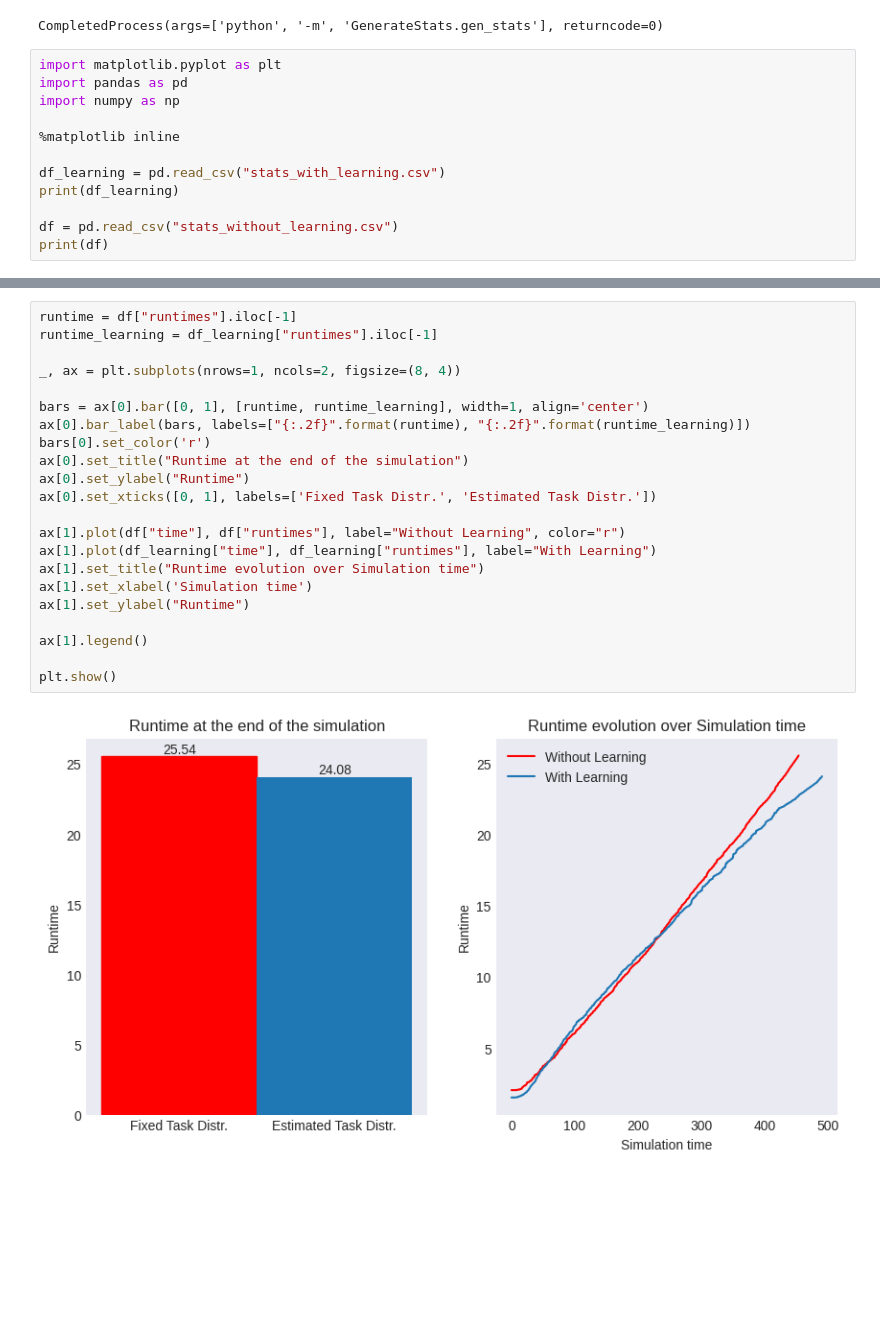
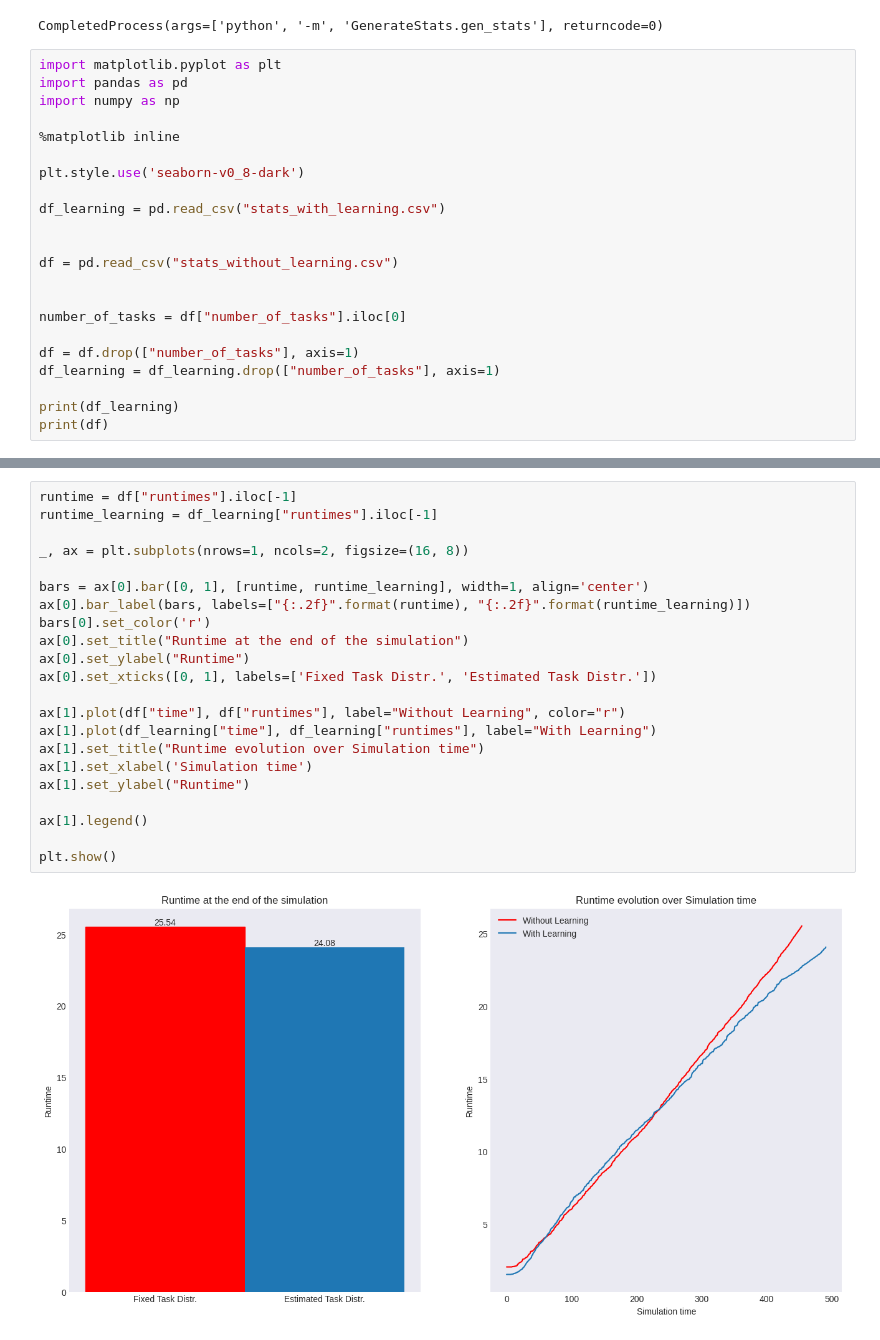
Before and after one commit to pullipulli/estimation_MAPD-P, a Jupyter notebook: Utils/show_stats.ipynb, the cells around one changed output, grey strips where cells are left out. Cells and saved outputs as stored; diff of their text form; blank space fills up the shorter version.

```diff
--- a/Utils/show_stats.ipynb
+++ b/Utils/show_stats.ipynb
@@ -15,9 +15,19 @@ import numpy as np
 
 %matplotlib inline
 
+plt.style.use('seaborn-v0_8-dark')
+
 df_learning = pd.read_csv("stats_with_learning.csv")
-print(df_learning)
+
 
 df = pd.read_csv("stats_without_learning.csv")
+
+
+number_of_tasks = df["number_of_tasks"].iloc[0]
+
+df = df.drop(["number_of_tasks"], axis=1)
+df_learning = df_learning.drop(["number_of_tasks"], axis=1)
+
+print(df_learning)
 print(df)
 # %% [output]
@@ -106,25 +137,25 @@ plt.show()
 # %%
 runtime = df["runtimes"].iloc[-1]
 runtime_learning = df_learning["runtimes"].iloc[-1]
 
-_, ax = plt.subplots(nrows=1, ncols=2, figsize=(8, 4))
+_, ax = plt.subplots(nrows=1, ncols=2, figsize=(16, 8))
 
 bars = ax[0].bar([0, 1], [runtime, runtime_learning], width=1, align='center')
 ax[0].bar_label(bars, labels=["{:.2f}".format(runtime), "{:.2f}".format(runtime_learning)])
 bars[0].set_color('r')
 ax[0].set_title("Runtime at the end of the simulation")
 ax[0].set_ylabel("Runtime")
 ax[0].set_xticks([0, 1], labels=['Fixed Task Distr.', 'Estimated Task Distr.'])
 
 ax[1].plot(df["time"], df["runtimes"], label="Without Learning", color="r")
 ax[1].plot(df_learning["time"], df_learning["runtimes"], label="With Learning")
 ax[1].set_title("Runtime evolution over Simulation time")
 ax[1].set_xlabel('Simulation time')
 ax[1].set_ylabel("Runtime")
 
 ax[1].legend()
 
 plt.show()
 # %% [output]
-[figure, old version]
+[figure, new version]
 # %%
```
Also changed, not shown: parts of 6 cells of this notebook.
